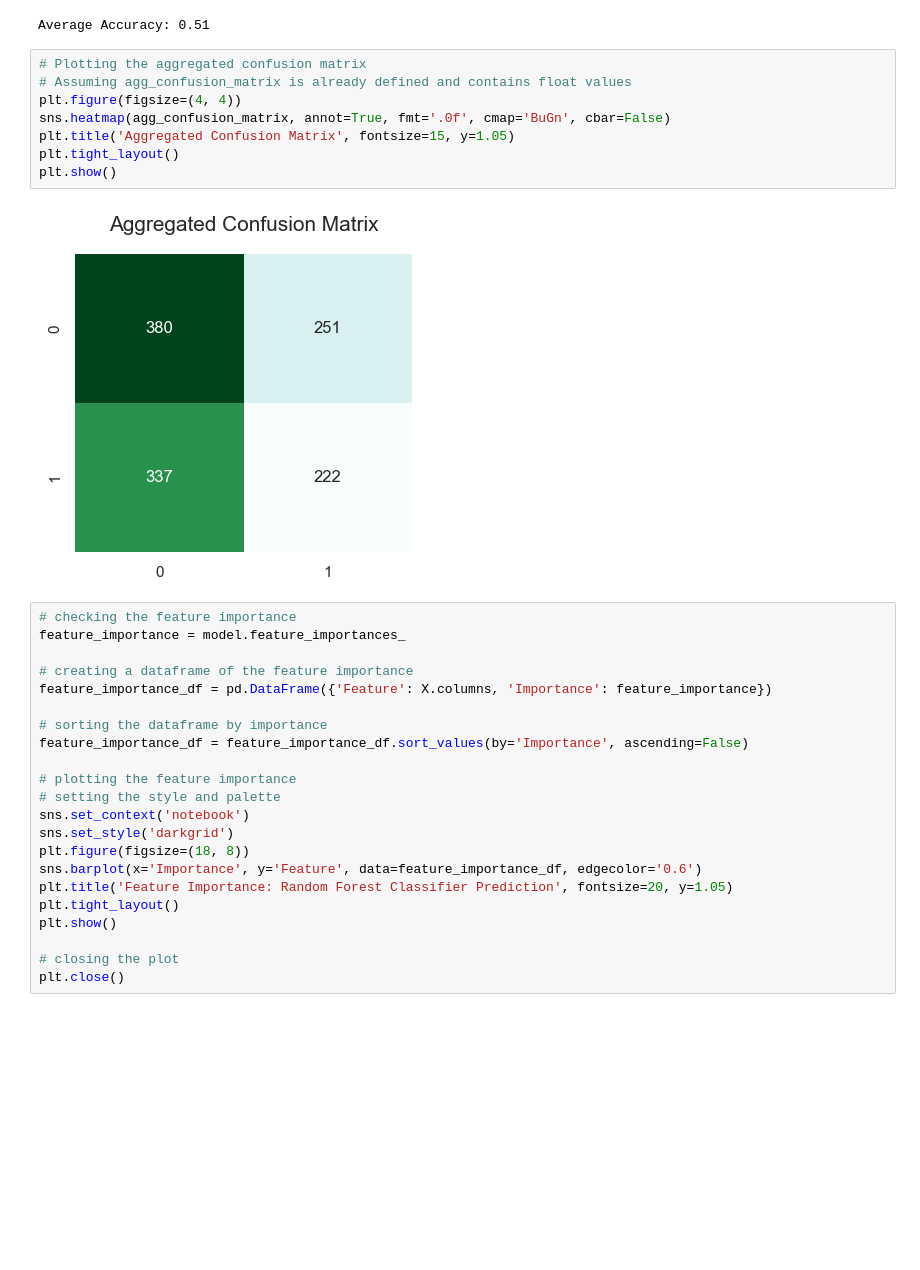
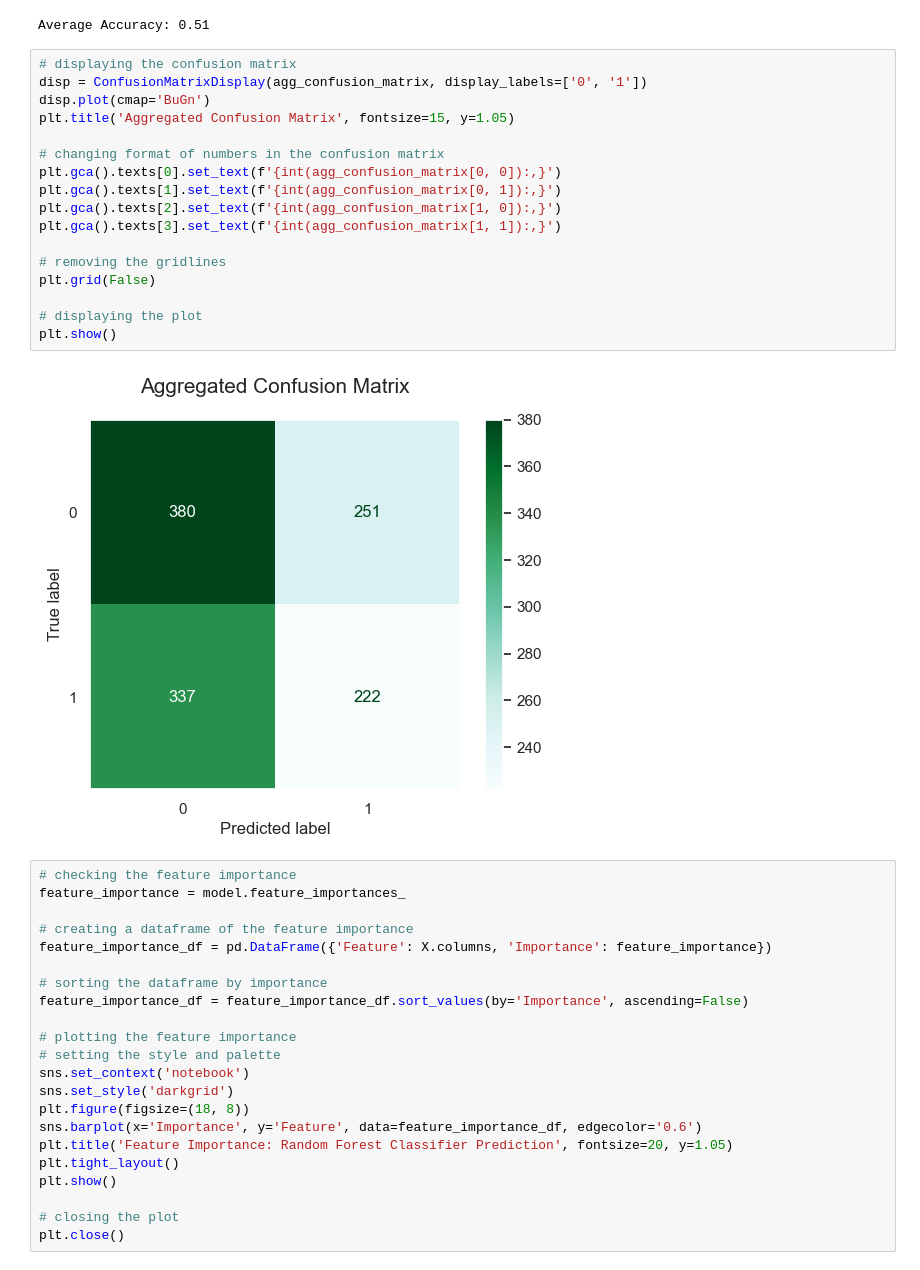
Before and after one commit to RazDwa1923/MFIN_Course, a Jupyter notebook: HW 2/HW 2 Notebook_v1.ipynb, the cells around one changed output. Saved outputs shown, nothing was run; the diff lists cells and outputs as text; blank space fills up the shorter version.

```diff
--- a/HW 2/HW 2 Notebook_v1.ipynb
+++ b/HW 2/HW 2 Notebook_v1.ipynb
@@ -534,16 +534,25 @@ average_accuracy = np.mean(accuracies)
 print(f'Average Accuracy: {average_accuracy:.2f}')
 # %% [output]
 Average Accuracy: 0.51
-# %%
-# Plotting the aggregated confusion matrix
-# Assuming agg_confusion_matrix is already defined and contains float values
-plt.figure(figsize=(4, 4))
-sns.heatmap(agg_confusion_matrix, annot=True, fmt='.0f', cmap='BuGn', cbar=False)
-plt.title('Aggregated Confusion Matrix', fontsize=15, y=1.05)
-plt.tight_layout()
-plt.show()
-# %% [output]
-[figure, removed]
+# %%
+# displaying the confusion matrix
+disp = ConfusionMatrixDisplay(agg_confusion_matrix, display_labels=['0', '1'])
+disp.plot(cmap='BuGn')
+plt.title('Aggregated Confusion Matrix', fontsize=15, y=1.05)
+
+# changing format of numbers in the confusion matrix
+plt.gca().texts[0].set_text(f'{int(agg_confusion_matrix[0, 0]):,}')
+plt.gca().texts[1].set_text(f'{int(agg_confusion_matrix[0, 1]):,}')
+plt.gca().texts[2].set_text(f'{int(agg_confusion_matrix[1, 0]):,}')
+plt.gca().texts[3].set_text(f'{int(agg_confusion_matrix[1, 1]):,}')
+
+# removing the gridlines
+plt.grid(False)
+
+# displaying the plot
+plt.show()
+# %% [output]
+[figure, added]
 # %%
 # checking the feature importance
 feature_importance = model.feature_importances_
```
Also changed, not shown: parts of 1 cell of this notebook.
